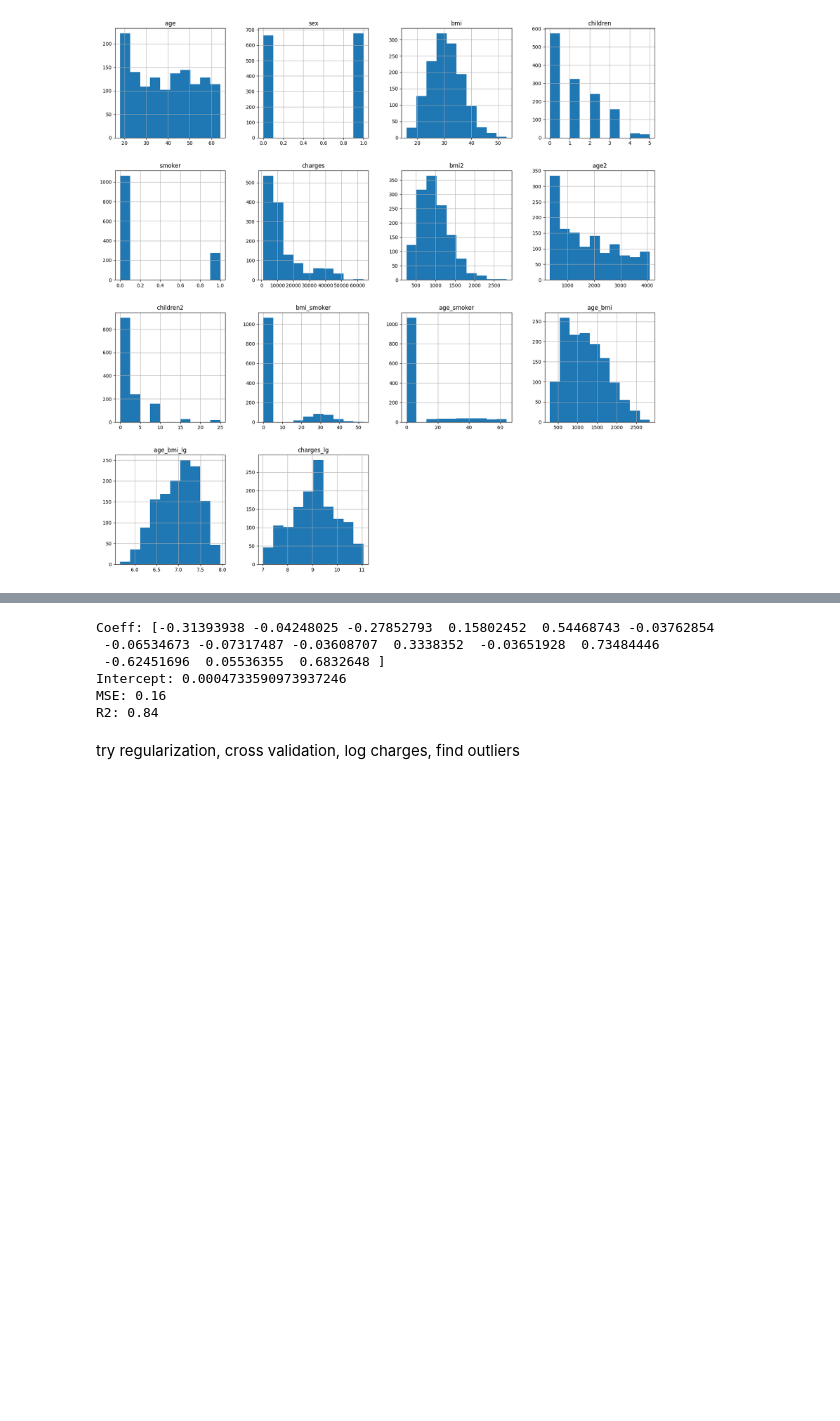
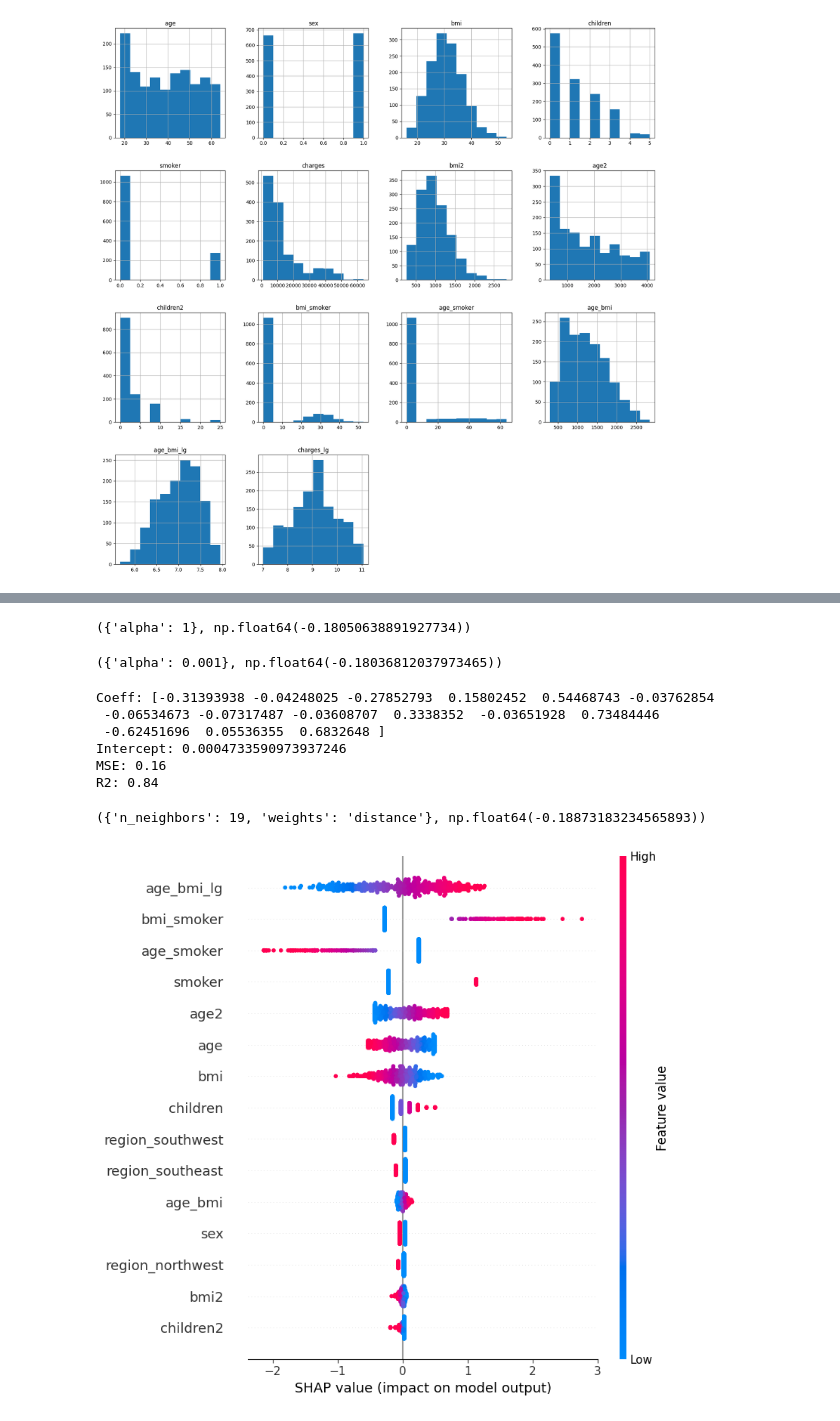
Before and after one commit to aRkDev21/LinearRegression, a Jupyter notebook: analysis.ipynb, the cells around one changed output, grey strips where cells are left out. Cells and saved outputs as stored; diff of their text form; code cells hidden in the pictures; blank space fills up the shorter version.

Commit message:
added grid searching for knn, l1-, l2-regularisation

```diff
--- a/analysis.ipynb
+++ b/analysis.ipynb
@@ -80,10 +68,33 @@ shap.summary_plot(shap_values, X_test, feature_names=df.columns, sort=True)
+# %%
+ridge_reg = Ridge()
+param_grid_l2 = [
+    {'alpha': [0.005, 0.001, 0.01, 0.05, 0.1, 1, 10]}
+]
+grid_search_l2 = GridSearchCV(ridge_reg, param_grid_l2, cv=5, scoring='neg_mean_squared_error', return_train_score=True)
+grid_search_l2.fit(X_train, y_train)
+
+grid_search_l2.best_params_, grid_search_l2.best_score_
+# %% [output]
+({'alpha': 1}, np.float64(-0.18050638891927734))
+# %%
+lasso_reg = Lasso()
+param_grid_l1 = [
+    {'alpha': [0.005, 0.001, 0.01, 0.05, 0.1, 1, 10]}
+]
+grid_search_l1 = GridSearchCV(lasso_reg, param_grid_l1, cv=5, scoring='neg_mean_squared_error', return_train_score=True)
+grid_search_l1.fit(X_train, y_train)
+
+grid_search_l1.best_params_, grid_search_l1.best_score_
+# %% [output]
+({'alpha': 0.001}, np.float64(-0.18036812037973465))
 # %%
-from sklearn.metrics import mean_squared_error, r2_score
+model = LinearRegression()
+model.fit(X_train, y_train)
 
-y_pred = lin_reg.predict(X_test)
+y_pred = model.predict(X_test)
 mse = mean_squared_error(y_test, y_pred)
 r2 = r2_score(y_test, y_pred)
-print(f"Coeff: {lin_reg.coef_}\nIntercept: {lin_reg.intercept_}\nMSE: {mse:.2f}\nR2: {r2:.2f}")
+print(f"Coeff: {model.coef_}\nIntercept: {model.intercept_}\nMSE: {mse:.2f}\nR2: {r2:.2f}")
 # %% [output]
 Coeff: [-0.31393938 -0.04248025 -0.27852793  0.15802452  0.54468743 -0.03762854
  -0.06534673 -0.07317487 -0.03608707  0.3338352  -0.03651928  0.73484446
@@ -91,5 +102,22 @@ Coeff: [-0.31393938 -0.04248025 -0.27852793  0.15802452  0.54468743 -0.03762854
 Intercept: 0.0004733590973937246
 MSE: 0.16
 R2: 0.84
-# %% [markdown]
-try regularization, cross validation, log charges, find outliers
+# %%
+knn_reg = KNeighborsRegressor(n_neighbors=5, weights='distance')
+param_grid_knn = [
+    {'n_neighbors': list(range(3, 20)), 'weights': ['distance', 'uniform']}
+]
+grid_search_knn = GridSearchCV(knn_reg, param_grid=param_grid_knn, cv=5, scoring='neg_mean_squared_error', return_train_score=True)
+grid_search_knn.fit(X_train, y_train)
+grid_search_knn.best_params_, grid_search_knn.best_score_
+# %% [output]
+({'n_neighbors': 19, 'weights': 'distance'}, np.float64(-0.18873183234565893))
+# %%
+import shap
+
+explainer = shap.Explainer(model, X_train)
+shap_values = explainer(X_test)
+
+shap.summary_plot(shap_values, X_test, feature_names=df.columns, sort=True)
+# %% [output]
+[figure, added]
```
Also changed, not shown: parts of 5 cells of this notebook.
